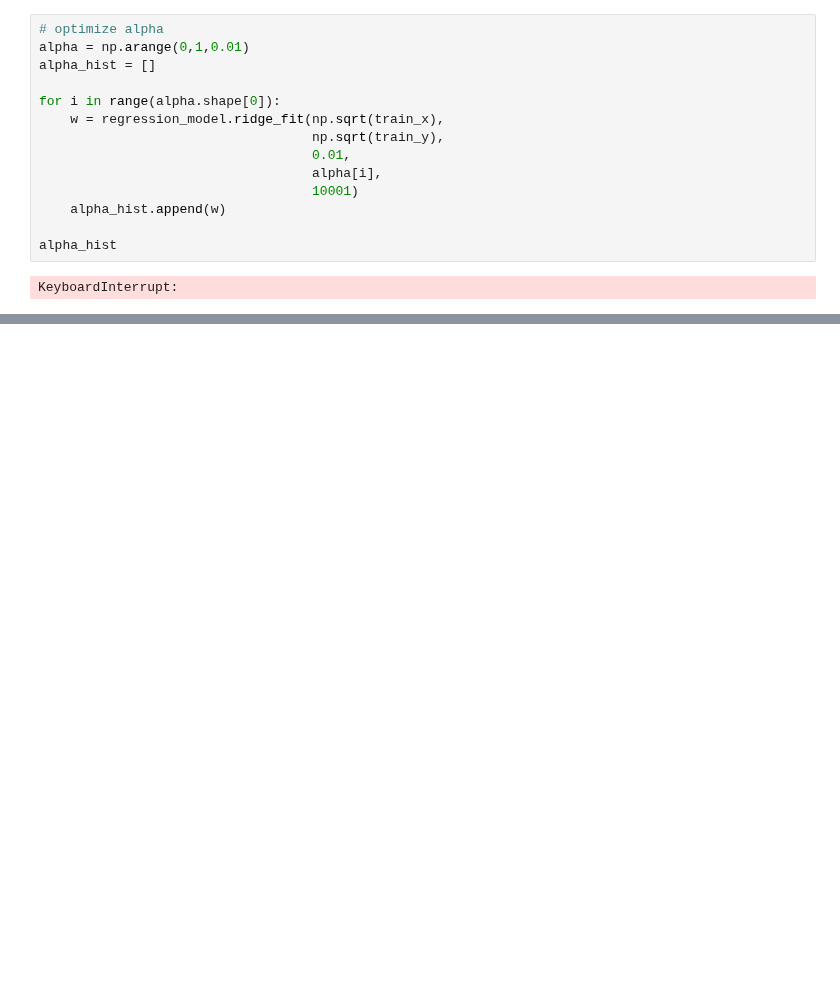
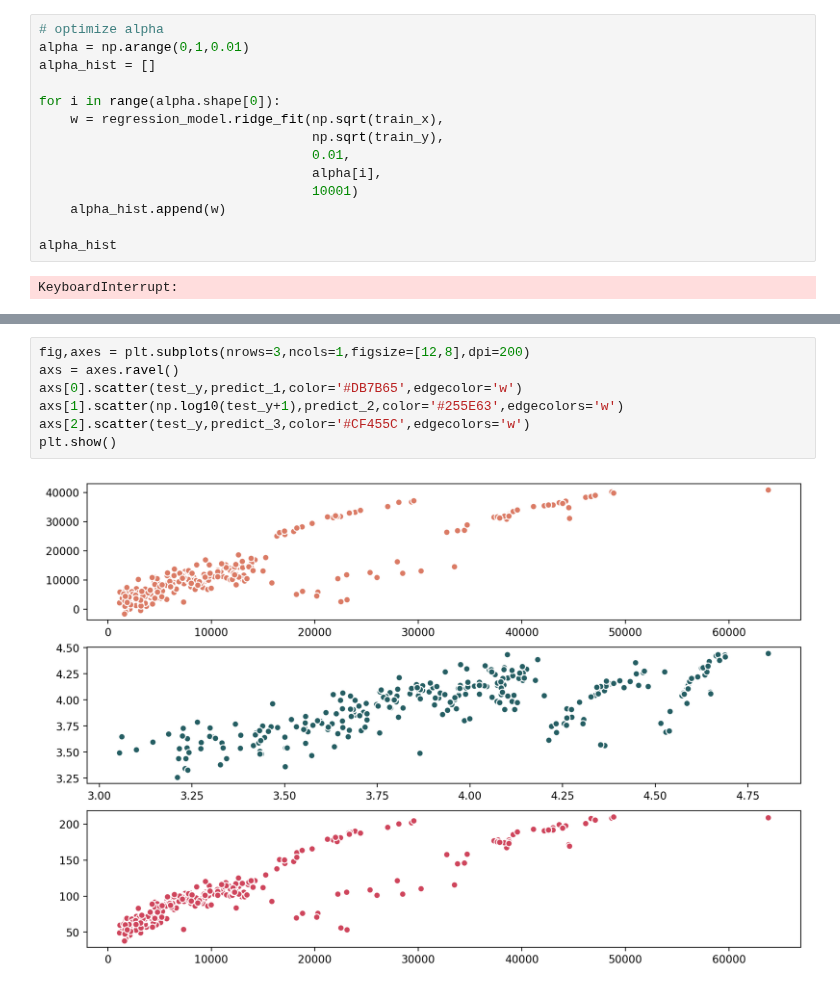
Before and after one commit to ashen007/MedicalCostPrediction-insurance_fraudDetection, a Jupyter notebook: medical cost predict.ipynb, the cells around one changed output, grey strips where cells are left out. Cells and saved outputs as stored; diff of their text form; blank space fills up the shorter version.

```diff
--- a/medical cost predict.ipynb
+++ b/medical cost predict.ipynb
@@ -290,3 +292,12 @@ plt.show()
+# %%
+fig,axes = plt.subplots(nrows=3,ncols=1,figsize=[12,8],dpi=200)
+axs = axes.ravel()
+axs[0].scatter(test_y,predict_1,color='#DB7B65',edgecolor='w')
+axs[1].scatter(np.log10(test_y+1),predict_2,color='#255E63',edgecolors='w')
+axs[2].scatter(test_y,predict_3,color='#CF455C',edgecolors='w')
+plt.show()
+# %% [output]
+[figure, added]
 # %%
 plt.figure(figsize=[4,4],dpi=200)
 plt.plot(cost_history)
```
Also changed, not shown: parts of 15 cells of this notebook.
